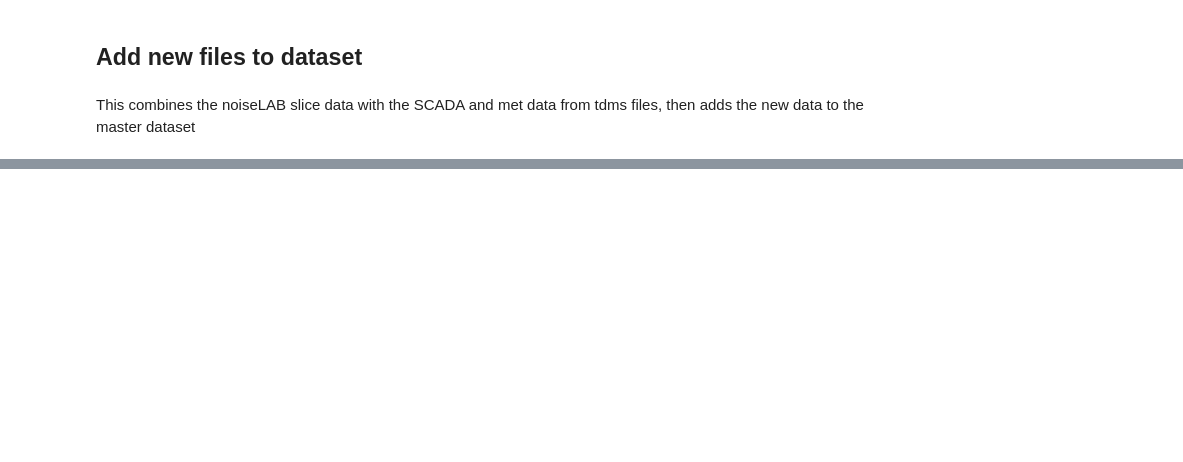
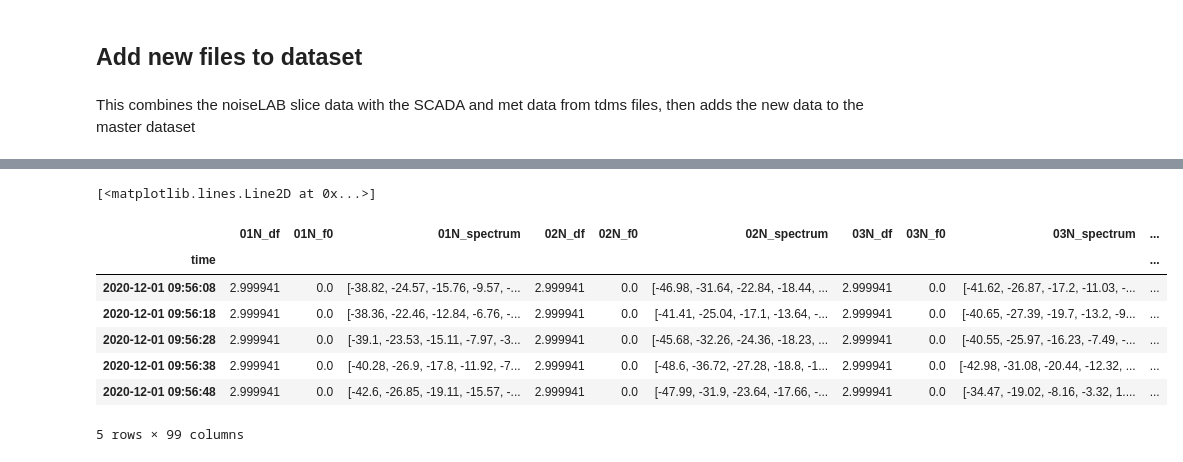
Before and after one commit to nhamilto/Aeroacoustics, a Jupyter notebook: coderepo/working_dir/process_noiseLAB_data.ipynb, the cells around one changed output, grey strips where cells are left out. Drawn from its saved outputs; the diff is of its cells as text; code cells hidden in the pictures; blank space fills up the shorter version.

Commit message:
updated notebooks and data import methods

```diff
--- a/coderepo/working_dir/process_noiseLAB_data.ipynb
+++ b/coderepo/working_dir/process_noiseLAB_data.ipynb
@@ -12,13 +24,19 @@ from aeroacoustics import dataset as ds
 # %% [markdown]
 ## Parameters
 # %%
-root_dir_noiselab='/Volumes/Aeroacoustics/_ProcessedData/SliceData'
+# root_dir_noiselab='/Volumes/Aeroacoustics/_ProcessedData/SliceData'
+root_dir_noiselab='/Volumes/Aeroacoustics/NoiseLAB/DOE15AeroacousticsProject/Results/Tables'
 root_dir_tdms='/Volumes/Tests/_raw data/Slow'
 
 # list_filename='noiseLAB_files.p'
 # dataset_file='aeroacoustics_dataset.p'
 
 list_filename='/Volumes/Aeroacoustics/_ProcessedData/Dataset/noiseLAB_files.p'
-dataset_file='/Volumes/Aeroacoustics/_ProcessedData/Dataset/aeroacoustics_dataset.p'
+# dataset_file='/Volumes/Aeroacoustics/_ProcessedData/Dataset/aeroacoustics_dataset.p'
+dataset_file='aeroacoustics_dataset.p'
+
+list_filename_fft='/Volumes/Aeroacoustics/_ProcessedData/Dataset/noiseLAB_files_fft.p'
+# dataset_file_fft='/Volumes/Aeroacoustics/_ProcessedData/Dataset/aeroacoustics_dataset_fft.p'
+dataset_file_fft='aeroacoustics_dataset_fft.p'
 # %% [markdown]
 ## Reinitialize aeroacoustics dataset
@@ -57,0 +240,18 @@ files
+# %%
+plt.figure()
+plt.plot(df['01N_Leq'])
+# %% [output]
+[<matplotlib.lines.Line2D at 0x...>]
+# %%
+df_fft = pd.read_pickle(dataset_file_fft)
+# %%
+df_fft.head()
+# %% [output]
+|  | 01N_df | 01N_f0 | 01N_spectrum | 02N_df | 02N_f0 | 02N_spectrum | 03N_df | 03N_f0 | 03N_spectrum | ... |
+| time |  |  |  |  |  |  |  |  |  | ... |
+| 2020-12-01 09:56:08 | 2.999941 | 0.0 | [-38.82, -24.57, -15.76, -9.57, -... | 2.999941 | 0.0 | [-46.98, -31.64, -22.84, -18.44, ... | 2.999941 | 0.0 | [-41.62, -26.87, -17.2, -11.03, -... | ... |
+| 2020-12-01 09:56:18 | 2.999941 | 0.0 | [-38.36, -22.46, -12.84, -6.76, -... | 2.999941 | 0.0 | [-41.41, -25.04, -17.1, -13.64, -... | 2.999941 | 0.0 | [-40.65, -27.39, -19.7, -13.2, -9... | ... |
+| 2020-12-01 09:56:28 | 2.999941 | 0.0 | [-39.1, -23.53, -15.11, -7.97, -3... | 2.999941 | 0.0 | [-45.68, -32.26, -24.36, -18.23, ... | 2.999941 | 0.0 | [-40.55, -25.97, -16.23, -7.49, -... | ... |
+| 2020-12-01 09:56:38 | 2.999941 | 0.0 | [-40.28, -26.9, -17.8, -11.92, -7... | 2.999941 | 0.0 | [-48.6, -36.72, -27.28, -18.8, -1... | 2.999941 | 0.0 | [-42.98, -31.08, -20.44, -12.32, ... | ... |
+| 2020-12-01 09:56:48 | 2.999941 | 0.0 | [-42.6, -26.85, -19.11, -15.57, -... | 2.999941 | 0.0 | [-47.99, -31.9, -23.64, -17.66, -... | 2.999941 | 0.0 | [-34.47, -19.02, -8.16, -3.32, 1.... | ... |
+5 rows × 99 columns
```
Also changed, not shown: parts of 34 cells of this notebook, 3 other files.
